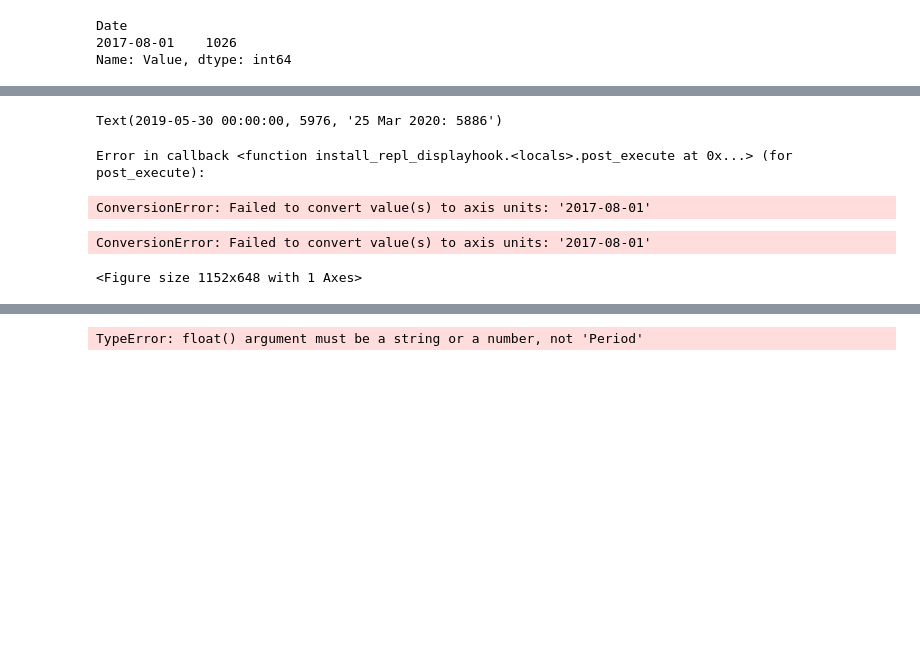
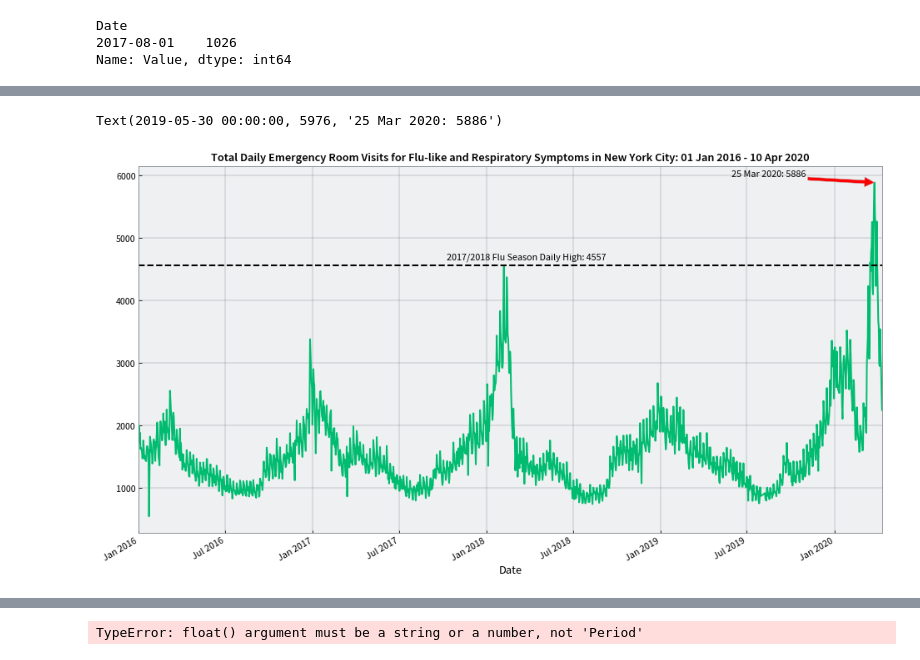
Before and after one commit to RobSpectre/COVID-19-Analysis, a Jupyter notebook: COVID 19 NYC ER Visits.ipynb, the cells around one changed output, grey strips where cells are left out. Saved outputs shown, nothing was run; the diff lists cells and outputs as text; code cells hidden in the pictures; blank space fills up the shorter version.

```diff
--- a/COVID 19 NYC ER Visits.ipynb
+++ b/COVID 19 NYC ER Visits.ipynb
@@ -116,19 +180,19 @@ Name: Value, dtype: int64
 # %%
 ax = citywide_all.groupby('Date')['Value'].sum().plot(kind='line',
                                                       title="Total Daily Emergency Room Visits for Flu-like and Respiratory Symptoms in New York City: {0} - {1}".format(df['Date'].min().strftime("%d %b %Y"), df['Date'].max().strftime("%d %b %Y")))
 
-ax.axhline(citywide_all[citywide_all['Date'] <= '2020-03-01'].groupby('Date')['Value'].sum().resample('D').sum().max(),
+maximum = citywide_all[citywide_all['Date'] <= '2020-03-01'].groupby('Date')['Value'].sum().resample('D').sum().max()
+max_index = citywide_all[citywide_all['Date'] <= '2020-03-01'].groupby('Date')['Value'].sum().resample('D').sum().idxmax()
+
+ax.axhline(maximum,
            linestyle='--', color='k')
-ax.text("2017-08-01", 4590, "2017/2018 Flu Season Daily High: {0}".format(citywide_all[citywide_all['Date'] <= '2020-03-01'].groupby('Date')['Value'].sum().resample('D').sum().max()))
+ax.text(max_index - timedelta(days=120), maximum + 100, "2017/2018 Flu Season Daily High: {0}".format(citywide_all[citywide_all['Date'] <= '2020-03-01'].groupby('Date')['Value'].sum().resample('D').sum().max()))
 ax.annotate("{0}: {1}".format(citywide_all[citywide_all['Date'] >= '2019-03-01'].groupby('Date')['Value'].sum().resample('D').sum().idxmax().date().strftime("%d %b %Y"), citywide_all[citywide_all['Date'] >= '2019-03-01'].groupby('Date')['Value'].sum().resample('D').sum().max()),
             xy=(citywide_all[citywide_all['Date'] >= '2019-03-01'].groupby('Date')['Value'].sum().resample('D').sum().idxmax(), citywide_all[citywide_all['Date'] >= '2019-03-01'].groupby('Date')['Value'].sum().resample('D').sum().max()),
             xytext=(citywide_all[citywide_all['Date'] >= '2019-03-01'].groupby('Date')['Value'].sum().resample('D').sum().idxmax() - 300,
                     citywide_all[citywide_all['Date'] >= '2019-03-01'].groupby('Date')['Value'].sum().resample('D').sum().max() + 90),
             arrowprops={'facecolor': 'red'})
 # %% [output]
 Text(2019-05-30 00:00:00, 5976, '25 Mar 2020: 5886')
-Error in callback <function install_repl_displayhook.<locals>.post_execute at 0x...> (for post_execute):
-ConversionError: Failed to convert value(s) to axis units: '2017-08-01'
-ConversionError: Failed to convert value(s) to axis units: '2017-08-01'
-<Figure size 1152x648 with 1 Axes>
+[figure, added]
 # %%
```
Also changed, not shown: parts of 14 cells of this notebook, 2 other files.
